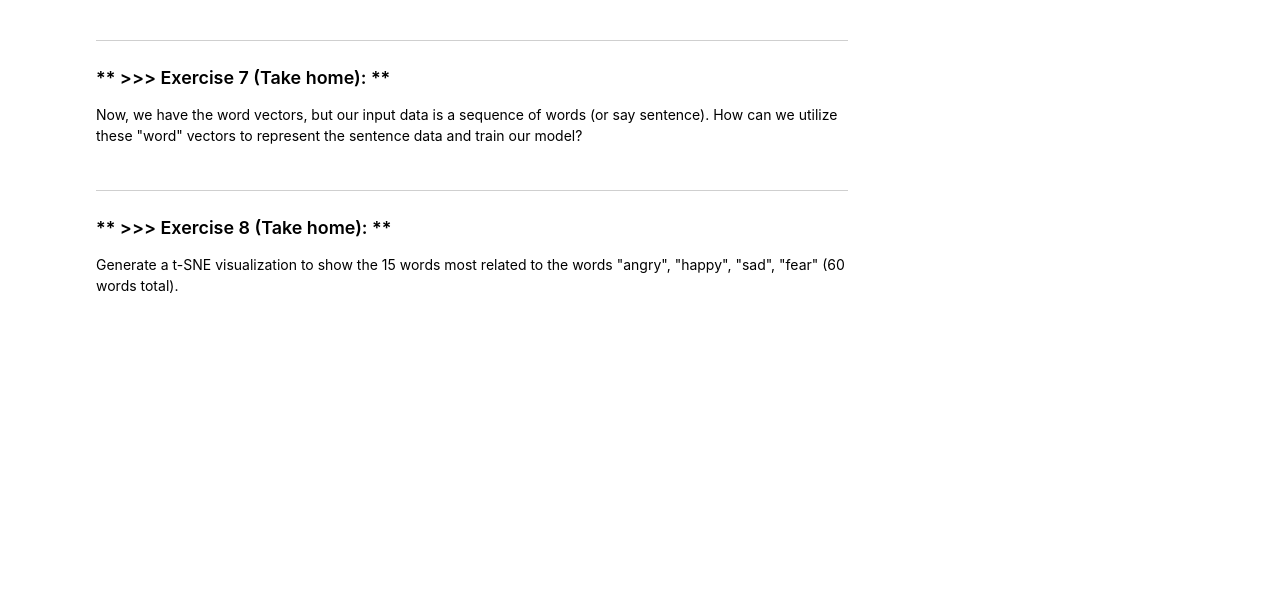
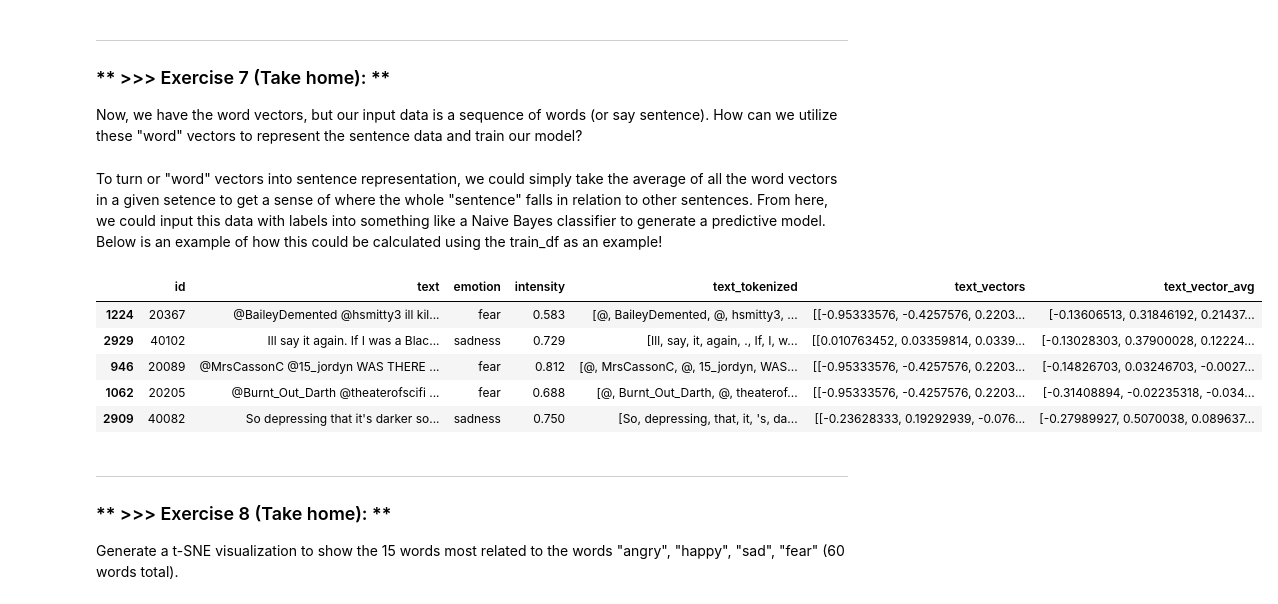
Before and after one commit to drewcavicchi/DM2021-Lab2-HW2, a Jupyter notebook: DM2021-Lab2-Homework.ipynb, the cells around one changed output. Saved outputs shown, nothing was run; the diff lists cells and outputs as text; code cells hidden in the pictures; blank space fills up the shorter version.

```diff
--- a/DM2021-Lab2-Homework.ipynb
+++ b/DM2021-Lab2-Homework.ipynb
@@ -612,6 +612,21 @@ load ok
 
 Now, we have the word vectors, but our input data is a sequence of words (or say sentence).
 How can we utilize these "word" vectors to represent the sentence data and train our model?
+# %% [markdown]
+To turn or "word" vectors into sentence representation, we could simply take the average of all the word vectors in a given setence to get a sense of where the whole "sentence" falls in relation to other sentences. From here, we could input this data with labels into something like a Naive Bayes classifier to generate a predictive model. Below is an example of how this could be calculated using the train_df as an example!
+# %%
+# Answer here
+
+train_df['text_vectors'] = train_df['text_tokenized'].apply(lambda x: word2vec_model.wv[x])
+train_df['text_vector_avg'] = train_df['text_vectors'].apply(lambda x: np.average(x, axis=0))
+train_df.head()
+# %% [output]
+|  | id | text | emotion | intensity | text_tokenized | text_vectors | text_vector_avg |
+| 1224 | 20367 | @BaileyDemented @hsmitty3 ill kil... | fear | 0.583 | [@, BaileyDemented, @, hsmitty3, ... | [[-0.95333576, -0.4257576, 0.2203... | [-0.13606513, 0.31846192, 0.21437... |
+| 2929 | 40102 | Ill say it again. If I was a Blac... | sadness | 0.729 | [Ill, say, it, again, ., If, I, w... | [[0.010763452, 0.03359814, 0.0339... | [-0.13028303, 0.37900028, 0.12224... |
+| 946 | 20089 | @MrsCassonC @15_jordyn WAS THERE ... | fear | 0.812 | [@, MrsCassonC, @, 15_jordyn, WAS... | [[-0.95333576, -0.4257576, 0.2203... | [-0.14826703, 0.03246703, -0.0027... |
+| 1062 | 20205 | @Burnt_Out_Darth @theaterofscifi ... | fear | 0.688 | [@, Burnt_Out_Darth, @, theaterof... | [[-0.95333576, -0.4257576, 0.2203... | [-0.31408894, -0.02235318, -0.034... |
+| 2909 | 40082 | So depressing that it's darker so... | sadness | 0.750 | [So, depressing, that, it, 's, da... | [[-0.23628333, 0.19292939, -0.076... | [-0.27989927, 0.5070038, 0.089637... |
 # %% [markdown]
 ---
 ### ** >>> Exercise 8 (Take home): **
```
Also changed, not shown: parts of 7 cells of this notebook, 1 other file.
